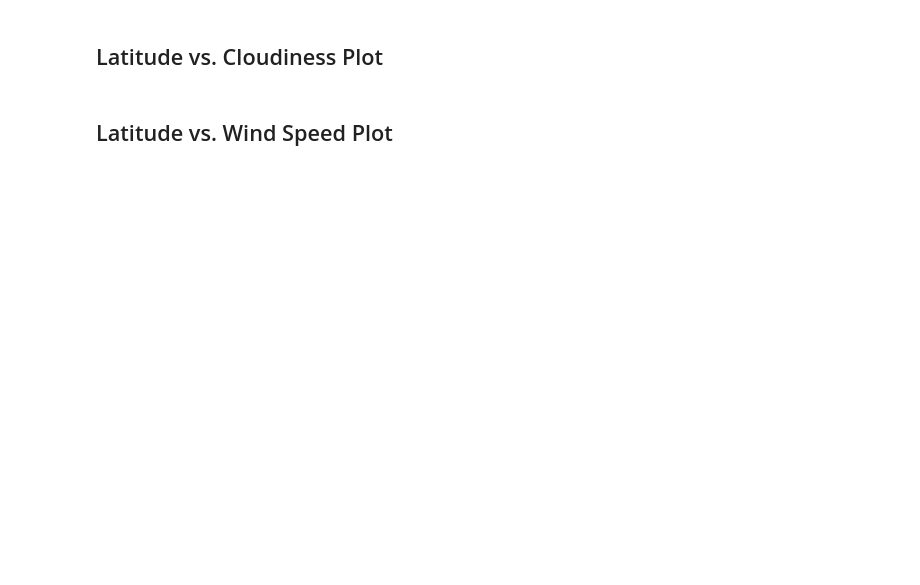
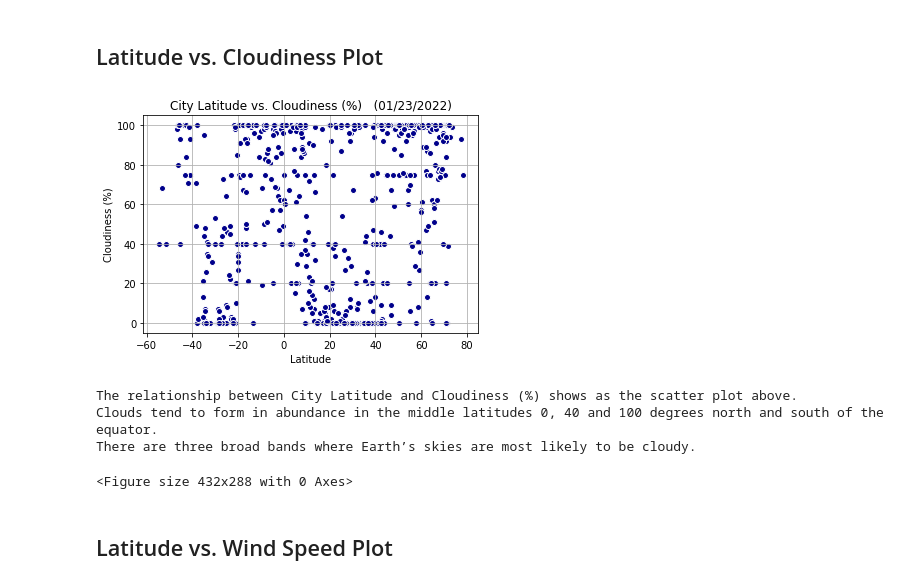
Before and after one commit to jcus/python-api-challenge, a Jupyter notebook: starter_code/WeatherPy.ipynb, the cells around one changed output. Cells and saved outputs as stored; diff of their text form; code cells hidden in the pictures; blank space fills up the shorter version.

```diff
--- a/starter_code/WeatherPy.ipynb
+++ b/starter_code/WeatherPy.ipynb
@@ -218,4 +288,31 @@ Skip this step if there are no cities that have humidity > 100%.
 # %% [markdown]
 ## Latitude vs. Cloudiness Plot
+# %%
+# Create a scatter plot for Cloudiness (%) vs. Latitude
+
+plt.scatter(weatherDF["Latitude"], weatherDF["Cloudiness"], facecolors = "darkblue", edgecolor ="white", marker="o")
+
+plt.xlabel("Latitude")
+plt.ylabel("Cloudiness (%)")
+plt.title("City Latitude vs. Cloudiness (%)   (01/23/2022)")
+
+plt.grid()
+plt.show()
+
+# save plot as png file
+plt.savefig("CityLatitude_vs_Cloudiness.png")
+
+# bold print '\033[1m'+ words +'\033[0m'
+print('\033[1m' +
+      "The relationship between City Latitude and Cloudiness (%) shows as the scatter plot above. \n"
+      "Clouds tend to form in abundance in the middle latitudes to north and south of the equator.\n"
+      "There are three broad bands where Earth’s skies are most likely to be cloudy. \n"
+      +'\033[0m')
+# %% [output]
+[figure, added]
+The relationship between City Latitude and Cloudiness (%) shows as the scatter plot above.
+Clouds tend to form in abundance in the middle latitudes 0, 40 and 100 degrees north and south of the equator.
+There are three broad bands where Earth’s skies are most likely to be cloudy.
+<Figure size 432x288 with 0 Axes>
 # %% [markdown]
 ## Latitude vs. Wind Speed Plot
```
Also changed, not shown: parts of 16 cells of this notebook, 8 other files.
